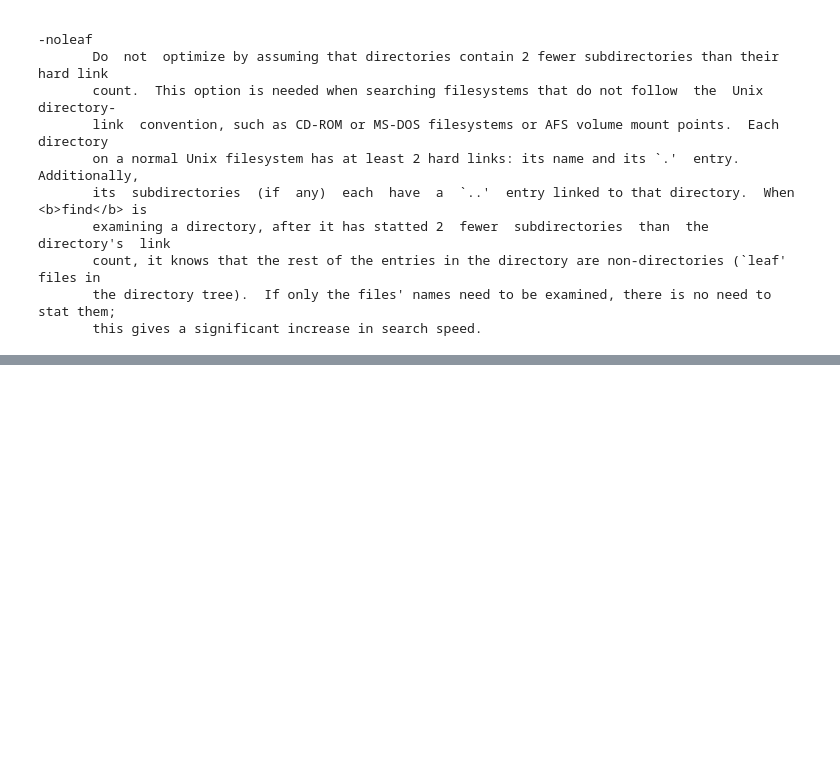
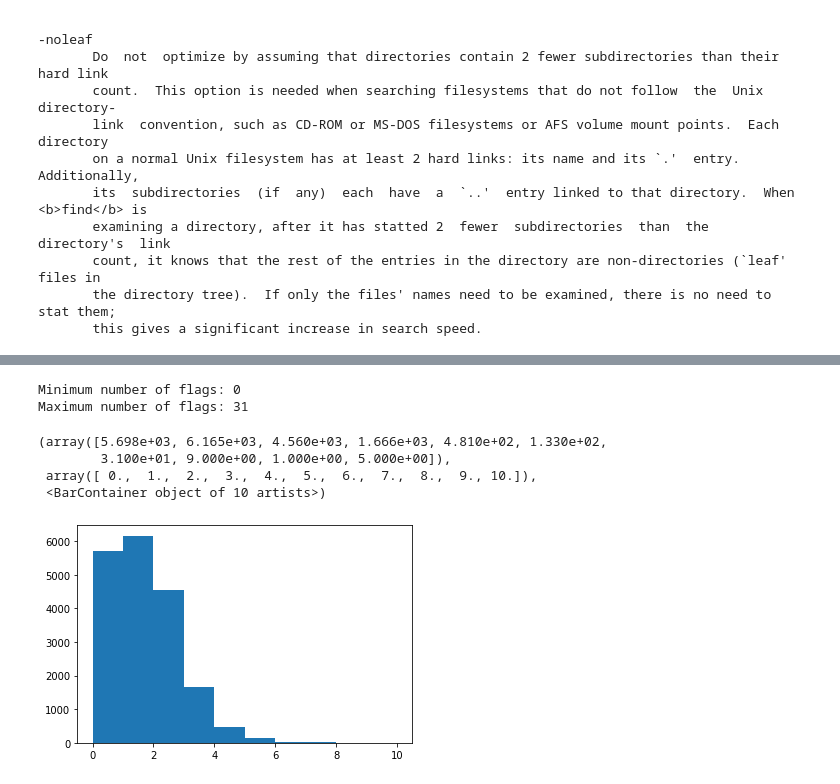
Before and after one commit to greenmonn/nlc2cmd-competition, a Jupyter notebook: data/DataExplorer.ipynb, the cells around one changed output, grey strips where cells are left out. Cells and saved outputs as stored; diff of their text form; code cells hidden in the pictures; blank space fills up the shorter version.

```diff
--- a/data/DataExplorer.ipynb
+++ b/data/DataExplorer.ipynb
@@ -437,0 +464,39 @@ exit
+# %%
+# average flag number
+def flag_finder(node):
+    unresolved_flags = []
+    set_results = []
+
+    # gather results from children
+    for child in node.children:
+        ufs, srs = flag_finder(child)
+        set_results += srs
+        unresolved_flags += ufs
+
+    if node.is_utility():
+        set_results.append({node.value: unresolved_flags})
+        unresolved_flags = []
+    elif node.kind == 'flag':
+        unresolved_flags.append(node.value)
+
+    return unresolved_flags, set_results
+
+util_num = []
+for idx, data_pair in tqdm.tqdm(data.items()):
+    cmd = data_pair['cmd']
+    cmd_ast = data_tools.bash_parser(cmd)
+    _, set_results = flag_finder(cmd_ast)
+    util_num += set_results
+# %%
+num_flags = [len(list(d.values())[0]) for d in util_num]
+print('Minimum number of flags:', min(num_flags))
+print('Maximum number of flags:', max(num_flags))
+plt.hist(num_flags, range=(0, 10), bins=10)
+# %% [output]
+Minimum number of flags: 0
+Maximum number of flags: 31
+(array([5.698e+03, 6.165e+03, 4.560e+03, 1.666e+03, 4.810e+02, 1.330e+02,
+        3.100e+01, 9.000e+00, 1.000e+00, 5.000e+00]),
+ array([ 0.,  1.,  2.,  3.,  4.,  5.,  6.,  7.,  8.,  9., 10.]),
+ <BarContainer object of 10 artists>)
+[figure, added]
```
Also changed, not shown: parts of 16 cells of this notebook, 1 other file.
